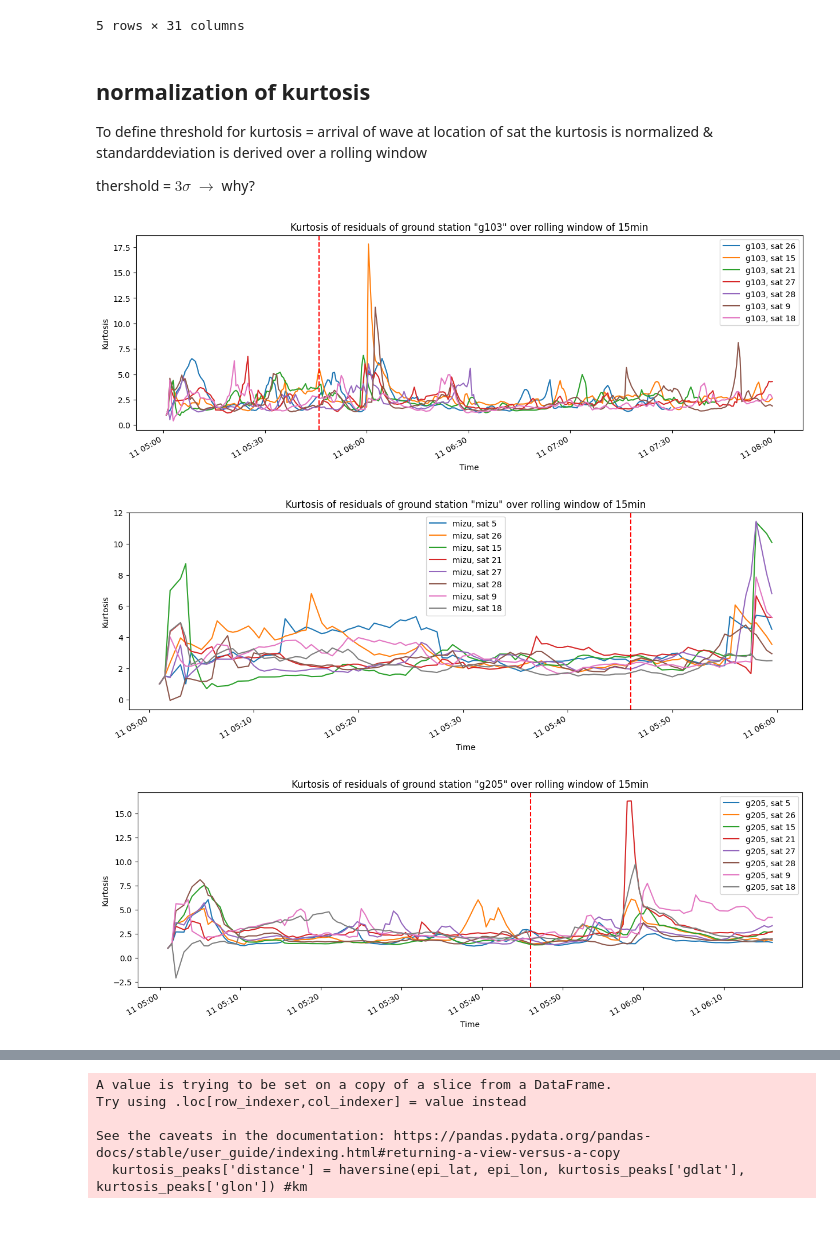
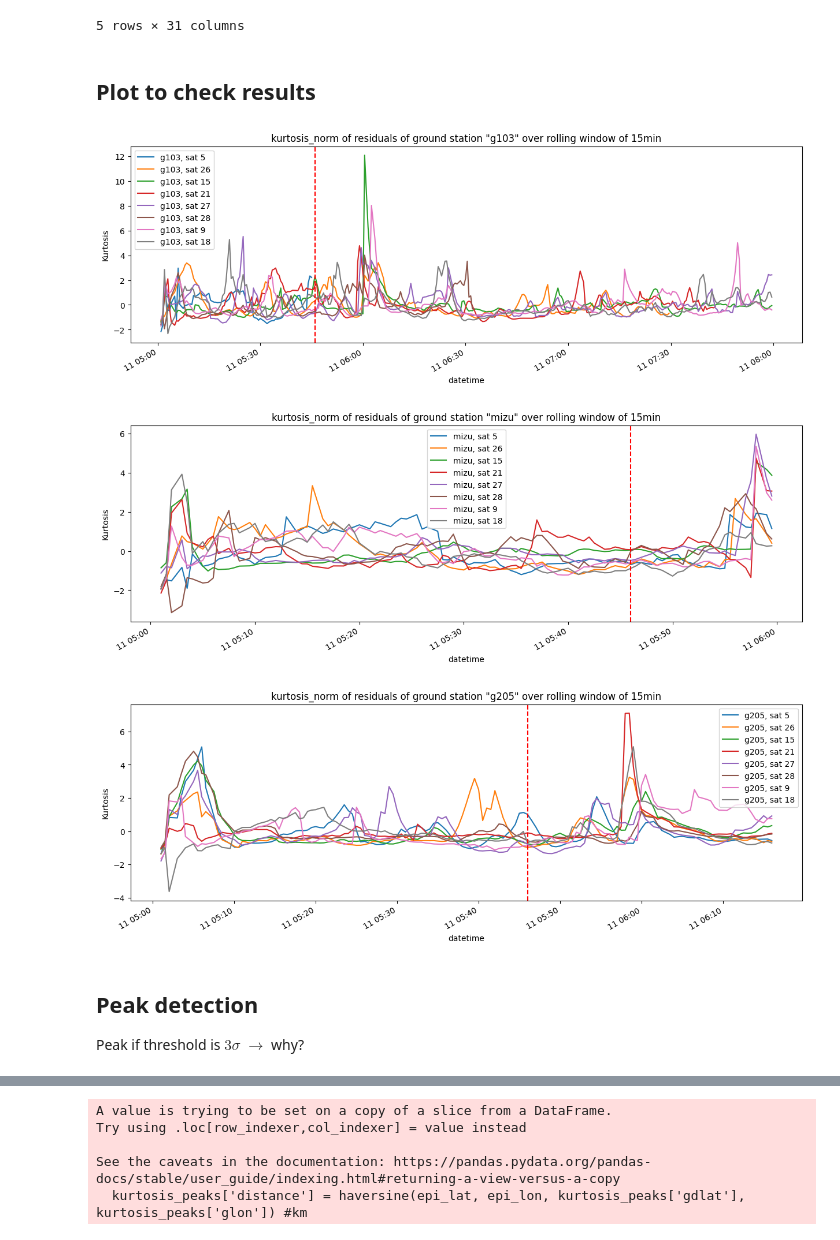
Before and after one commit to mfkiwl/tsunami-vtec-waves, a Jupyter notebook: propagation_speed.ipynb, the cells around one changed output, grey strips where cells are left out. Saved outputs shown, nothing was run; the diff lists cells and outputs as text; code cells hidden in the pictures.

Commit message:
reformatting before comparing different peak times

```diff
--- a/propagation_speed.ipynb
+++ b/propagation_speed.ipynb
@@ -157,27 +164,43 @@ See the caveats in the documentation: https://pandas.pydata.org/pandas-docs/stab
 | 2011-03-11 05:02:00 | 2011 | 3 | 11 | 5 | 2 | 0 | 604 | 3505 | 8000 | 1.299820e+09 | ... | ... |
 | 2011-03-11 05:03:00 | 2011 | 3 | 11 | 5 | 3 | 0 | 606 | 3505 | 8000 | 1.299820e+09 | ... | ... |
 5 rows × 31 columns
-# %% [markdown]
-## normalization of kurtosis
-To define threshold for kurtosis = arrival of wave at location of sat the kurtosis is normalized & standarddeviation is derived over a rolling window
-
-thershold = $3 \sigma$ $\to$ why?
+# %% [markdown]
+## Plot to check results
 # %%
-# plot kurtosis per groundstation highlighting the event time and each satellite in different color
-for station in gs_id:
+def plot_kurtosis(column_name:str, kurtosis_df, station:str, sat_data, safe_fig = False):
+    """
+    Plot kurtosis for each satellite per station indicated,
+    highlighting the event time and each satellite in different color.
+
+    In: column_name:str, kurtosis_df:df, station:str, sat_data
+    Out: plot of kurtosis for each satellite
+    """
     fig, ax = plt.subplots(figsize=(15, 5))
-    for sat_id in sat_data[station]:
+    for sat_id in sat_data[i]:
         df_sat = kurtosis_df[(kurtosis_df['gps_site'] == station) & (kurtosis_df['sat_id'] == sat_id)]
-        df_sat.plot(y='kurtosis', ax=ax, label=f'{station}, sat {sat_id}')
+        df_sat.plot(y=column_name, ax=ax, label=f'{station}, sat {sat_id}')
+
+    # plot event time
     plt.axvline(x=event_time, color='r', linestyle='--')
-    ax.set_xlabel("Time")
-    ax.set_ylabel("Kurtosis")
-    plt.title(f'Kurtosis of residuals of ground station "{station}" over rolling window of {window_size}')
+    # beschriftung etc
+    plt.title(f'{column_name} of residuals of ground station "{station}" over rolling window of {window_size}')
+    plt.ylabel('Kurtosis')
+    plt.legend()
     plt.show()
+
     #save to folder wave propagation speed
-    fig.savefig(f"{output_dir}/kurtosis_{station}.png")
+    if safe_fig == True:
+        fig.savefig(f"{output_dir}/kurtosis_{station}_{column_name}.png")
-# %% [output]
-[figure, removed]
-[figure, removed]
-[figure, removed]
+# %%
+# plot for all stations
+for station in gs_id:
+    plot_kurtosis('kurtosis_norm', kurtosis_df, station, sat_data)
+# %% [output]
+[figure, added]
+[figure, added]
+[figure, added]
+# %% [markdown]
+## Peak detection
+
+Peak if threshold is $3 \sigma$ $\to$ why?
 # %%
```
Also changed, not shown: parts of 12 cells of this notebook.
